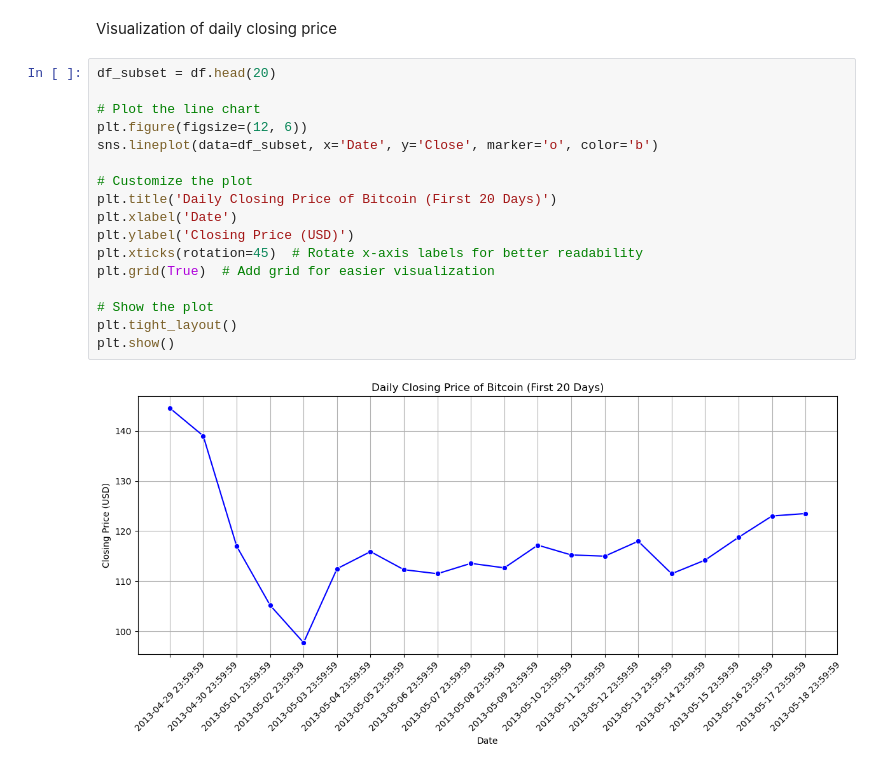
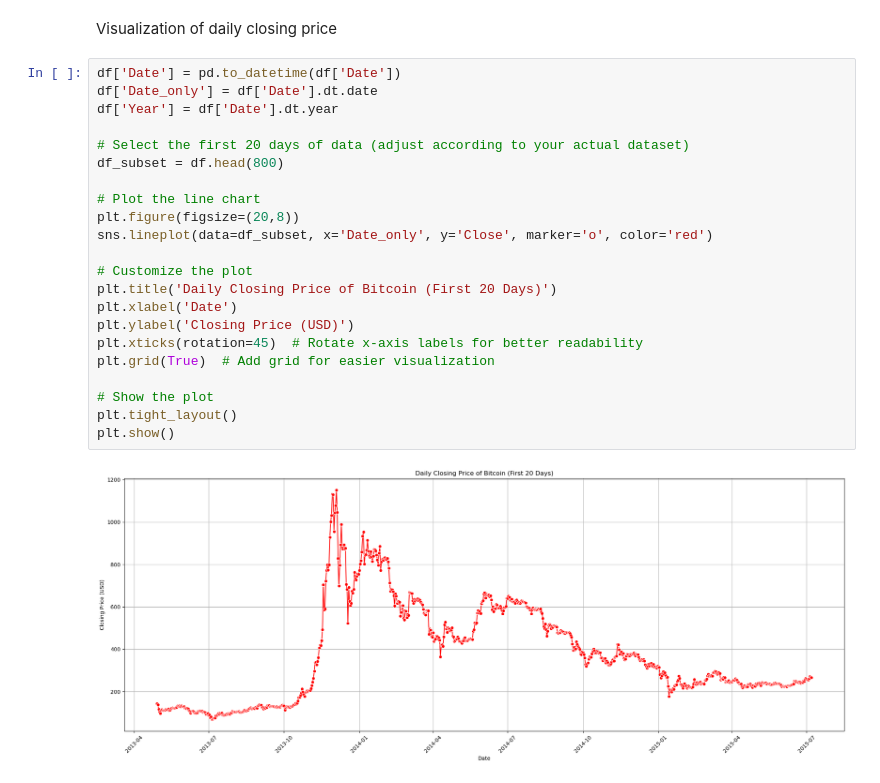
Before and after one commit to angry0batman/Cryptocurrency-analysis, a Jupyter notebook: bitcoin_analysis.ipynb, the cells around one changed output. Drawn from its saved outputs; the diff is of its cells as text.

```diff
--- a/bitcoin_analysis.ipynb
+++ b/bitcoin_analysis.ipynb
@@ -24,21 +24,26 @@ average closing price:  6711.290443071488
 # %% [markdown]
 Visualization of daily closing price
 # %%
-df_subset = df.head(20)
+df['Date'] = pd.to_datetime(df['Date'])
+df['Date_only'] = df['Date'].dt.date
+df['Year'] = df['Date'].dt.year
+
+# Select the first 20 days of data (adjust according to your actual dataset)
+df_subset = df.head(800)
 
 # Plot the line chart
-plt.figure(figsize=(12, 6))
-sns.lineplot(data=df_subset, x='Date', y='Close', marker='o', color='b')
+plt.figure(figsize=(20,8))
+sns.lineplot(data=df_subset, x='Date_only', y='Close', marker='o', color='red')
 
 # Customize the plot
 plt.title('Daily Closing Price of Bitcoin (First 20 Days)')
 plt.xlabel('Date')
 plt.ylabel('Closing Price (USD)')
 plt.xticks(rotation=45)  # Rotate x-axis labels for better readability
 plt.grid(True)  # Add grid for easier visualization
 
 # Show the plot
 plt.tight_layout()
 plt.show()
 # %% [output]
-[figure, old version]
+[figure, new version]
```
